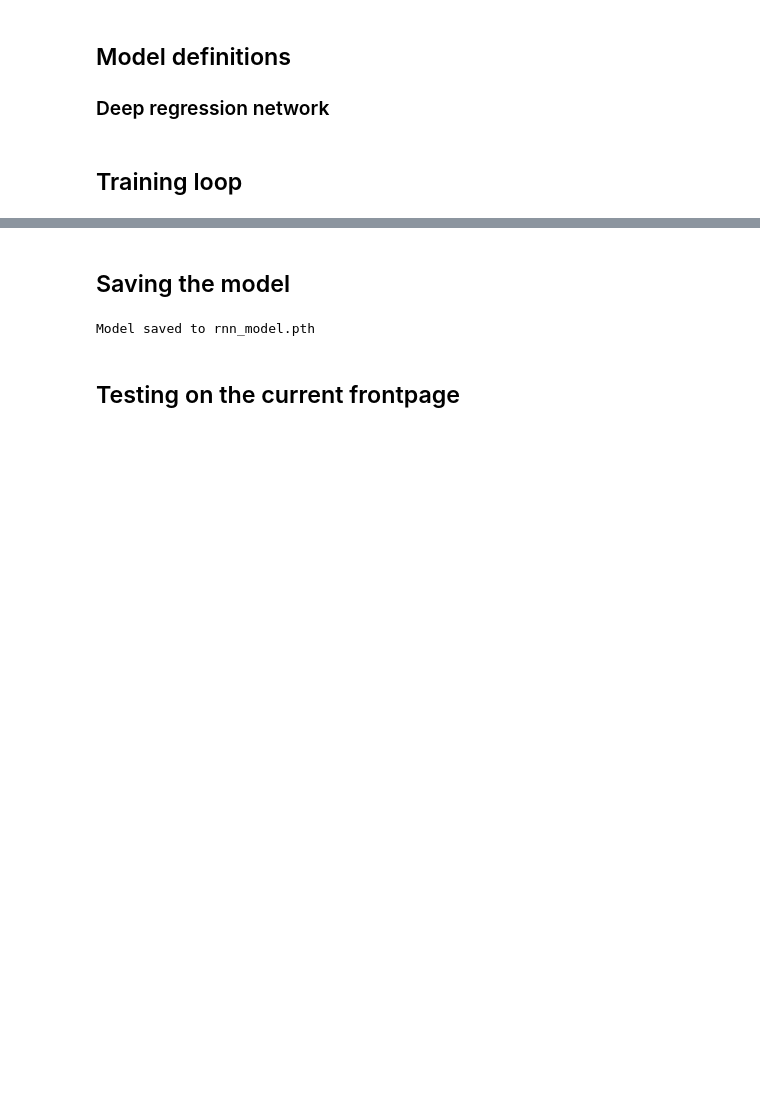
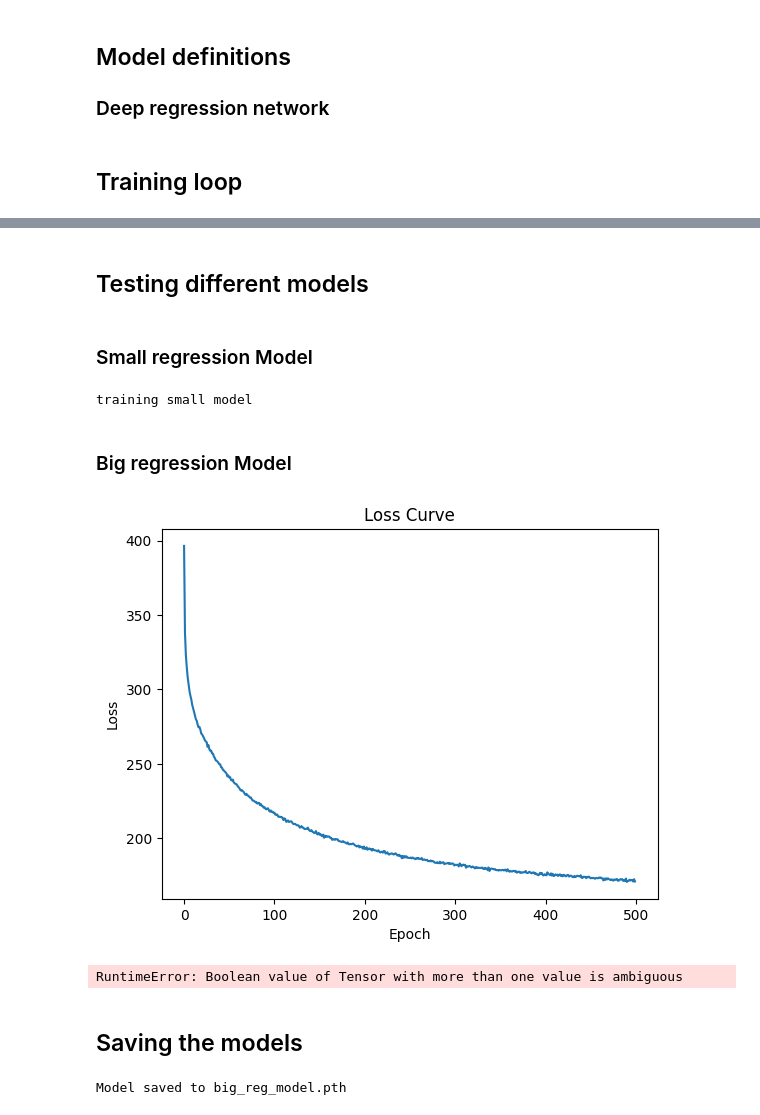
Before and after one commit to pastra98/AI_Lab, a Jupyter notebook: assignment/machine_learning.ipynb, the cells around one changed output, grey strips where cells are left out. Drawn from its saved outputs; the diff is of its cells as text; code cells hidden in the pictures; blank space fills up the shorter version.

```diff
--- a/assignment/machine_learning.ipynb
+++ b/assignment/machine_learning.ipynb
@@ -134,0 +120,10 @@ Test Loss: 251.99174196897042
+# %%
+import matplotlib.pyplot as plt
+
+def plot_losses(losses):
+    # Plot the losses
+    plt.plot(losses)
+    plt.xlabel('Epoch')
+    plt.ylabel('Loss')
+    plt.title('Loss Curve')
+    plt.show()
@@ -135,10 +224,46 @@ Test Loss: 251.99174196897042
+# %%
+def eval_trained_model(model, losses, date):
+    plot_losses(losses)
+    eval_on_test(model)
+    compare_prediction_for_date(model, date)
+# %% [markdown]
+## Testing different models
+# %%
+# pick test date one week ago
+test_date = datetime.now() - timedelta(days=7)
+# %% [markdown]
+### Small regression Model
+# %%
+small_model = RegressionNN(
+    drop = 0.3,
+    layer_sizes = [303, 128, 64]
+    ).to(my_device)
+
+print('training small model')
+small_losses = train(small_model, epochs=10, learning_rate=0.001)
+print('evaluating small model')
+eval_trained_model(small_model, small_losses, test_date)
+# %% [output]
+training small model
+# %% [markdown]
+### Big regression Model
+# %%
+# big_model = RegressionNN(
+#     drop = 0.5,
+#     layer_sizes = [303, 303, 256, 256, 256, 128, 128, 64]
+#     ).to(my_device)
+
+# big_losses = train(big_model, epochs=10)
+eval_trained_model(model, losses, test_date)
+# %% [output]
+[figure, added]
+RuntimeError: Boolean value of Tensor with more than one value is ambiguous
 # %% [markdown]
-## Saving the model
+## Saving the models
 # %%
-model_path = 'reg_model.pth'
-torch.save(model.state_dict(), model_path)
-print(f"Model saved to {model_path}")
+def save_model(model, name):
+    path = f'models/{name}.pth'
+    torch.save(model.state_dict(), path)
+    print(f"Model saved to {path}")
 # %% [output]
-Model saved to rnn_model.pth
+Model saved to big_reg_model.pth
-# %% [markdown]
-## Testing on the current frontpage
```
Also changed, not shown: parts of 10 cells of this notebook.
